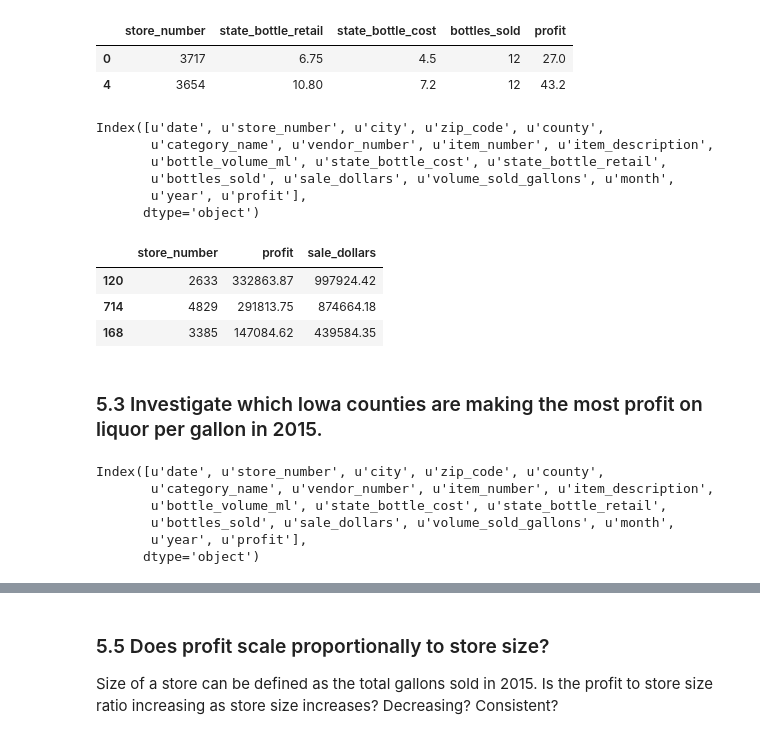
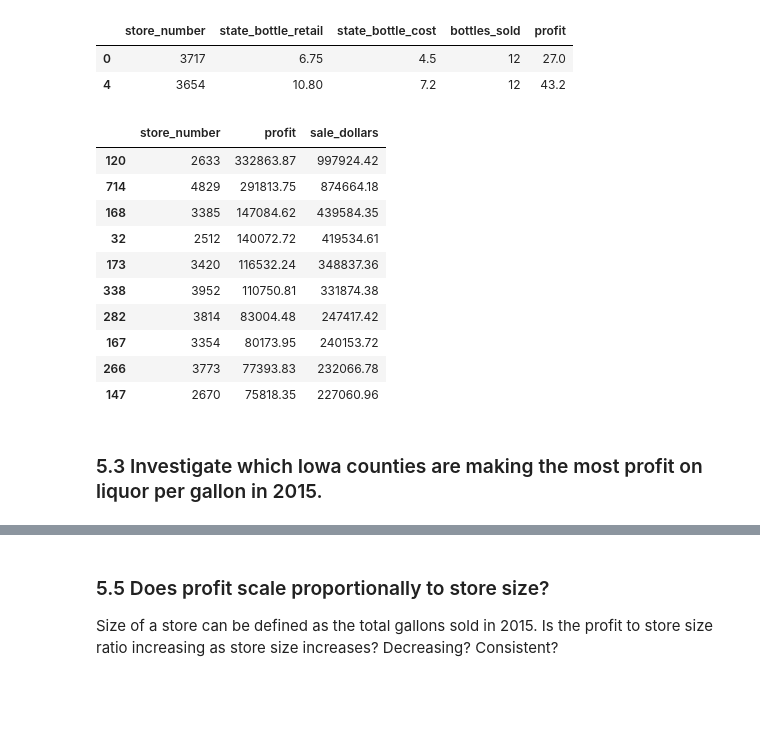
Before and after one commit to vnessified/DSI-SF-2-vnessified, a Jupyter notebook: projects/project-03/starter-code/project-3-starter.ipynb, the cells around one changed output, grey strips where cells are left out. Drawn from its saved outputs; the diff is of its cells as text; code cells hidden in the pictures; blank space fills up the shorter version.

```diff
--- a/projects/project-03/starter-code/project-3-starter.ipynb
+++ b/projects/project-03/starter-code/project-3-starter.ipynb
@@ -526,32 +523,21 @@ sales_2015_12_months[['store_number','state_bottle_retail', 'state_bottle_cost',
 |  | store_number | state_bottle_retail | state_bottle_cost | bottles_sold | profit |
 | 0 | 3717 | 6.75 | 4.5 | 12 | 27.0 |
 | 4 | 3654 | 10.80 | 7.2 | 12 | 43.2 |
-# %%
-sales_2015_12_months.columns
-# %% [output]
-Index([u'date', u'store_number', u'city', u'zip_code', u'county',
-       u'category_name', u'vendor_number', u'item_number', u'item_description',
-       u'bottle_volume_ml', u'state_bottle_cost', u'state_bottle_retail',
-       u'bottles_sold', u'sale_dollars', u'volume_sold_gallons', u'month',
-       u'year', u'profit'],
-      dtype='object')
 # %%
 store_profit_2015 = sales_2015_12_months.groupby('store_number').sum().reset_index()
 # %%
-store_profit_2015[['store_number', 'profit', 'sale_dollars']].sort_values('profit', ascending=False).head(3)
+store_profit_2015[['store_number', 'profit', 'sale_dollars']].sort_values('profit', ascending=False).head(10)
 # %% [output]
 |  | store_number | profit | sale_dollars |
 | 120 | 2633 | 332863.87 | 997924.42 |
 | 714 | 4829 | 291813.75 | 874664.18 |
 | 168 | 3385 | 147084.62 | 439584.35 |
+| 32 | 2512 | 140072.72 | 419534.61 |
+| 173 | 3420 | 116532.24 | 348837.36 |
+| 338 | 3952 | 110750.81 | 331874.38 |
+| 282 | 3814 | 83004.48 | 247417.42 |
+| 167 | 3354 | 80173.95 | 240153.72 |
+| 266 | 3773 | 77393.83 | 232066.78 |
+| 147 | 2670 | 75818.35 | 227060.96 |
 # %% [markdown]
 ### 5.3 Investigate which Iowa counties are making the most profit on liquor per gallon in 2015.
-# %%
-sales_2015_12_months.columns
-# %% [output]
-Index([u'date', u'store_number', u'city', u'zip_code', u'county',
-       u'category_name', u'vendor_number', u'item_number', u'item_description',
-       u'bottle_volume_ml', u'state_bottle_cost', u'state_bottle_retail',
-       u'bottles_sold', u'sale_dollars', u'volume_sold_gallons', u'month',
-       u'year', u'profit'],
-      dtype='object')
```
Also changed, not shown: parts of 36 cells of this notebook.
